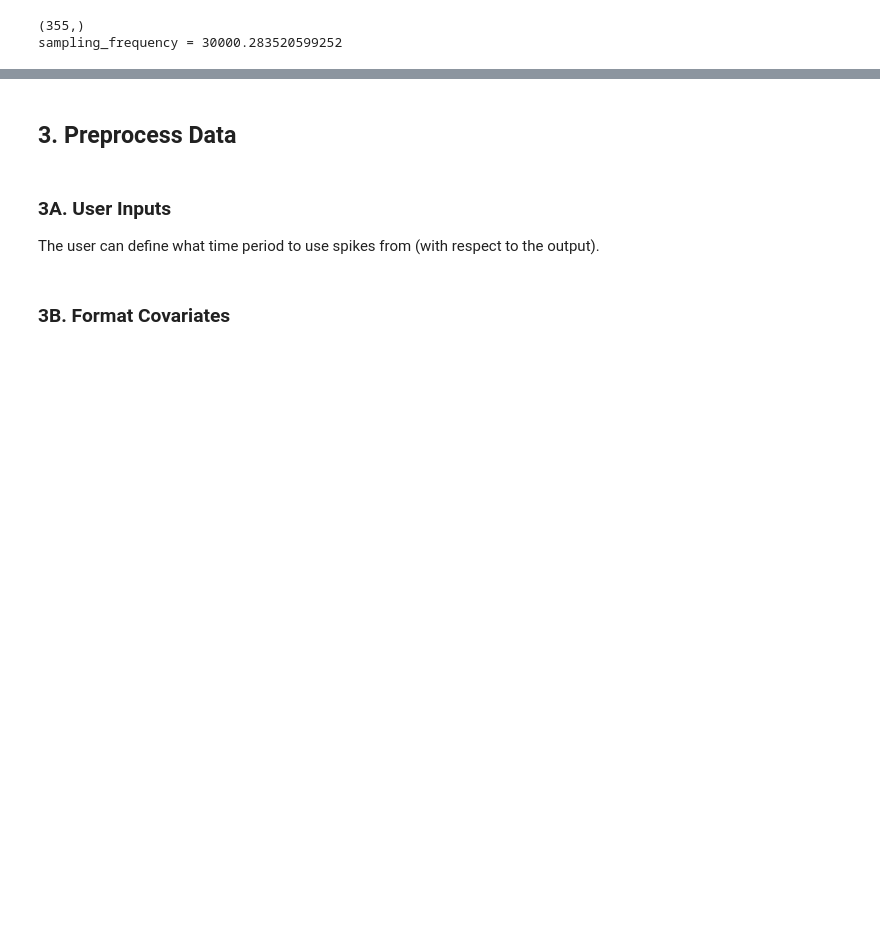
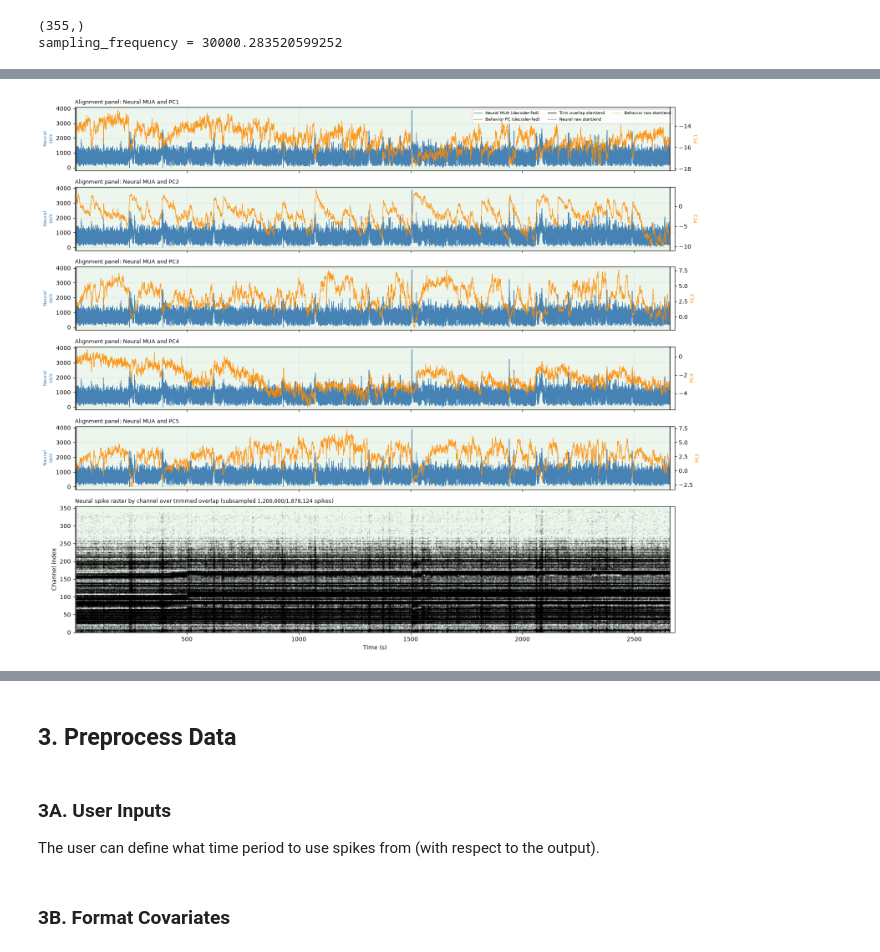
Before and after one commit to gongtingchen-dotcom/scripts_mpi_upload, a Jupyter notebook: theo_decoding/theo_pipeline.ipynb, the cells around one changed output, grey strips where cells are left out. Cells and saved outputs as stored; diff of their text form; code cells hidden in the pictures; blank space fills up the shorter version.

```diff
--- a/theo_decoding/theo_pipeline.ipynb
+++ b/theo_decoding/theo_pipeline.ipynb
@@ -112,0 +245,88 @@ Total spikes binned: 1890417
+# %%
+# Diagnostics requested:
+# (1) one panel per PC with raw decoder-fed traces (no z-scoring)
+# (2) shared x-axis and bottom neural spike raster by channel
+
+# Neural summary trace from decoder-fed neural input
+neural_trace = X_aligned.sum(axis=1) / dt  # spikes/s across all channels
+n_pc = len(decode_pc_cols)
+
+fig_h = 2.0 * n_pc + 3.5
+fig, axes = plt.subplots(
+    n_pc + 1, 1, figsize=(16, fig_h), sharex=True,
+    gridspec_kw={"height_ratios": [1] * n_pc + [2]}
+)
+
+x_full_start = min(neural_start_raw, beh_start_raw)
+x_full_end = max(neural_end_raw, beh_end_raw)
+
+for i, pc_name in enumerate(decode_pc_cols):
+    ax = axes[i]
+    ax_pc = ax.twinx()
+
+    # Raw traces exactly as fed to decoder (using aligned bins only)
+    ax.plot(t_centers_aligned, neural_trace, color="steelblue", lw=0.9, label="Neural MUA (sp/s)")
+    ax_pc.plot(t_centers_aligned, y_aligned[:, i], color="darkorange", lw=0.9, alpha=0.9, label=f"{pc_name}")
+
+    # Mark raw start/end and trimmed overlap boundaries
+    for a in (ax, ax_pc):
+        a.axvline(neural_start_raw, color="steelblue", ls="--", lw=0.8, alpha=0.7)
+        a.axvline(neural_end_raw, color="steelblue", ls="--", lw=0.8, alpha=0.7)
+        a.axvline(beh_start_raw, color="darkorange", ls=":", lw=0.8, alpha=0.8)
+        a.axvline(beh_end_raw, color="darkorange", ls=":", lw=0.8, alpha=0.8)
+        a.axvline(t_start, color="black", ls="-", lw=1.0, alpha=0.9)
+        a.axvline(t_end, color="black", ls="-", lw=1.0, alpha=0.9)
+    ax.axvspan(t_start, t_end, color="green", alpha=0.07, zorder=0)
+
+    ax.set_ylabel("Neural\nsp/s", color="steelblue", fontsize=8)
+    ax_pc.set_ylabel(pc_name, color="darkorange", fontsize=8)
+    ax.set_title(f"Alignment panel: Neural MUA and {pc_name}", fontsize=9, loc="left")
+    ax.grid(alpha=0.25)
+
+    # Compact legend on first panel only
+    if i == 0:
+        l1 = ax.plot([], [], color="steelblue", lw=1.0, label="Neural MUA (decoder-fed)")[0]
+        l2 = ax_pc.plot([], [], color="darkorange", lw=1.0, label="Behavior PC (decoder-fed)")[0]
+        l3 = ax.plot([], [], color="black", lw=1.0, label="Trim overlap start/end")[0]
+        l4 = ax.plot([], [], color="steelblue", ls="--", lw=1.0, label="Neural raw start/end")[0]
+        l5 = ax.plot([], [], color="darkorange", ls=":", lw=1.0, label="Behavior raw start/end")[0]
+        ax.legend(handles=[l1, l2, l3, l4, l5], fontsize=7, ncol=3, loc="upper right")
+
+# Bottom: neural spike raster by channel (trimmed interval)
+ax_raster = axes[-1]
+raster_max_points = 1_200_000
+if peak_times_trim.shape[0] > raster_max_points:
+    rng = np.random.default_rng(0)
+    keep = rng.choice(peak_times_trim.shape[0], size=raster_max_points, replace=False)
+    t_r = peak_times_trim[keep]
+    ch_r = peak_rows_trim[keep]
+    raster_note = f"subsampled {raster_max_points:,}/{peak_times_trim.shape[0]:,} spikes"
+else:
+    t_r = peak_times_trim
+    ch_r = peak_rows_trim
+    raster_note = f"all {peak_times_trim.shape[0]:,} spikes"
+
+ax_raster.scatter(t_r, ch_r, s=0.08, c="black", alpha=0.35, rasterized=True)
+ax_raster.axvline(neural_start_raw, color="steelblue", ls="--", lw=0.8, alpha=0.7)
+ax_raster.axvline(neural_end_raw, color="steelblue", ls="--", lw=0.8, alpha=0.7)
+ax_raster.axvline(beh_start_raw, color="darkorange", ls=":", lw=0.8, alpha=0.8)
+ax_raster.axvline(beh_end_raw, color="darkorange", ls=":", lw=0.8, alpha=0.8)
+ax_raster.axvline(t_start, color="black", ls="-", lw=1.0, alpha=0.9)
+ax_raster.axvline(t_end, color="black", ls="-", lw=1.0, alpha=0.9)
+ax_raster.axvspan(t_start, t_end, color="green", alpha=0.07, zorder=0)
+ax_raster.set_ylabel("Channel index")
+ax_raster.set_xlabel("Time (s)")
+ax_raster.set_title(f"Neural spike raster by channel over trimmed overlap ({raster_note})", fontsize=9, loc="left")
+ax_raster.set_ylim(-1, n_channels)
+ax_raster.set_xlim(x_full_start, x_full_end)
+ax_raster.grid(alpha=0.15)
+
+plt.tight_layout()
+plt.show()
+
+print(f"Neural NaN count: {int(np.isnan(X_aligned).sum())}")
+print(f"Behavior NaN count: {int(np.isnan(y_aligned).sum())}")
+print(f"Dropped bins after behavior NaN filter: {int((~valid_mask).sum())}")
+print(f"Per-PC normalization enabled for decoder input: {NORMALIZE_PCS_SEPARATELY}")
+# %% [output]
+[figure, added]
```
Also changed, not shown: parts of 12 cells of this notebook, 12 other files.
